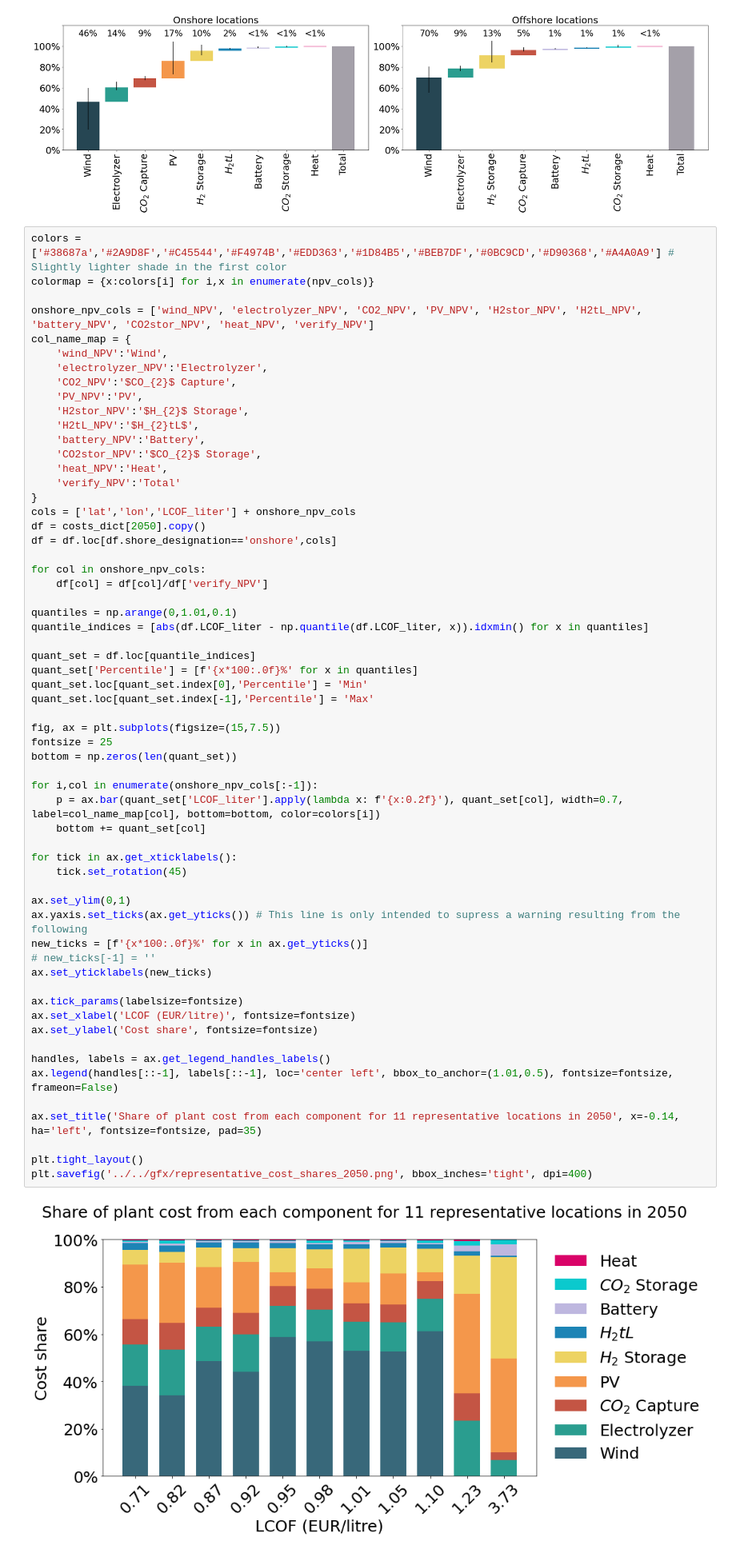
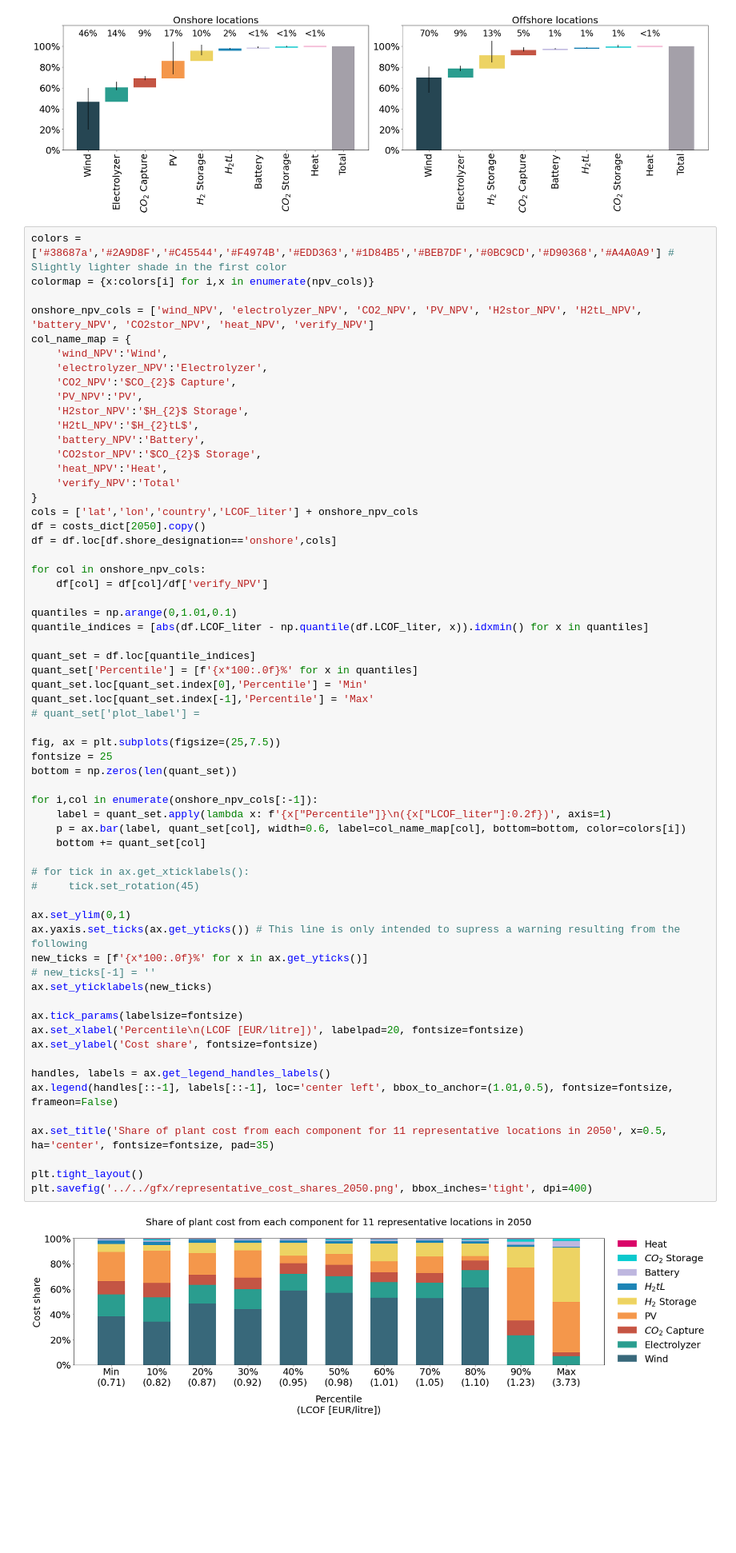
Before and after one commit to kwdseymour/EuroSAFs, a Jupyter notebook: scripts/analysis/SI_figures.ipynb, the cells around one changed output. Shown at 80% size. Cells and saved outputs as stored; diff of their text form; blank space fills up the shorter version.

Commit message:
Update representative cost breakdown figure

```diff
--- a/scripts/analysis/SI_figures.ipynb
+++ b/scripts/analysis/SI_figures.ipynb
@@ -700,7 +700,7 @@ col_name_map = {
     'heat_NPV':'Heat',
     'verify_NPV':'Total'
 }
-cols = ['lat','lon','LCOF_liter'] + onshore_npv_cols
+cols = ['lat','lon','country','LCOF_liter'] + onshore_npv_cols
 df = costs_dict[2050].copy()
 df = df.loc[df.shore_designation=='onshore',cols]
 
@@ -711,37 +711,39 @@ quantiles = np.arange(0,1.01,0.1)
 quantile_indices = [abs(df.LCOF_liter - np.quantile(df.LCOF_liter, x)).idxmin() for x in quantiles]
 
 quant_set = df.loc[quantile_indices]
 quant_set['Percentile'] = [f'{x*100:.0f}%' for x in quantiles]
 quant_set.loc[quant_set.index[0],'Percentile'] = 'Min'
 quant_set.loc[quant_set.index[-1],'Percentile'] = 'Max'
+# quant_set['plot_label'] =
 
-fig, ax = plt.subplots(figsize=(15,7.5))
+fig, ax = plt.subplots(figsize=(25,7.5))
 fontsize = 25
 bottom = np.zeros(len(quant_set))
 
 for i,col in enumerate(onshore_npv_cols[:-1]):
-    p = ax.bar(quant_set['LCOF_liter'].apply(lambda x: f'{x:0.2f}'), quant_set[col], width=0.7, label=col_name_map[col], bottom=bottom, color=colors[i])
+    label = quant_set.apply(lambda x: f'{x["Percentile"]}\n({x["LCOF_liter"]:0.2f})', axis=1)
+    p = ax.bar(label, quant_set[col], width=0.6, label=col_name_map[col], bottom=bottom, color=colors[i])
     bottom += quant_set[col]
 
-for tick in ax.get_xticklabels():
-    tick.set_rotation(45)
+# for tick in ax.get_xticklabels():
+#     tick.set_rotation(45)
 
 ax.set_ylim(0,1)
 ax.yaxis.set_ticks(ax.get_yticks()) # This line is only intended to supress a warning resulting from the following
 new_ticks = [f'{x*100:.0f}%' for x in ax.get_yticks()]
 # new_ticks[-1] = ''
 ax.set_yticklabels(new_ticks)
 
 ax.tick_params(labelsize=fontsize)
-ax.set_xlabel('LCOF (EUR/litre)', fontsize=fontsize)
+ax.set_xlabel('Percentile\n(LCOF [EUR/litre])', labelpad=20, fontsize=fontsize)
 ax.set_ylabel('Cost share', fontsize=fontsize)
 
 handles, labels = ax.get_legend_handles_labels()
 ax.legend(handles[::-1], labels[::-1], loc='center left', bbox_to_anchor=(1.01,0.5), fontsize=fontsize, frameon=False)
 
-ax.set_title('Share of plant cost from each component for 11 representative locations in 2050', x=-0.14, ha='left', fontsize=fontsize, pad=35)
+ax.set_title('Share of plant cost from each component for 11 representative locations in 2050', x=0.5, ha='center', fontsize=fontsize, pad=35)
 
 plt.tight_layout()
 plt.savefig('../../gfx/representative_cost_shares_2050.png', bbox_inches='tight', dpi=400)
 # %% [output]
-[figure, old version]
+[figure, new version]
```
Also changed, not shown: parts of 2 cells of this notebook, 1 other file.
